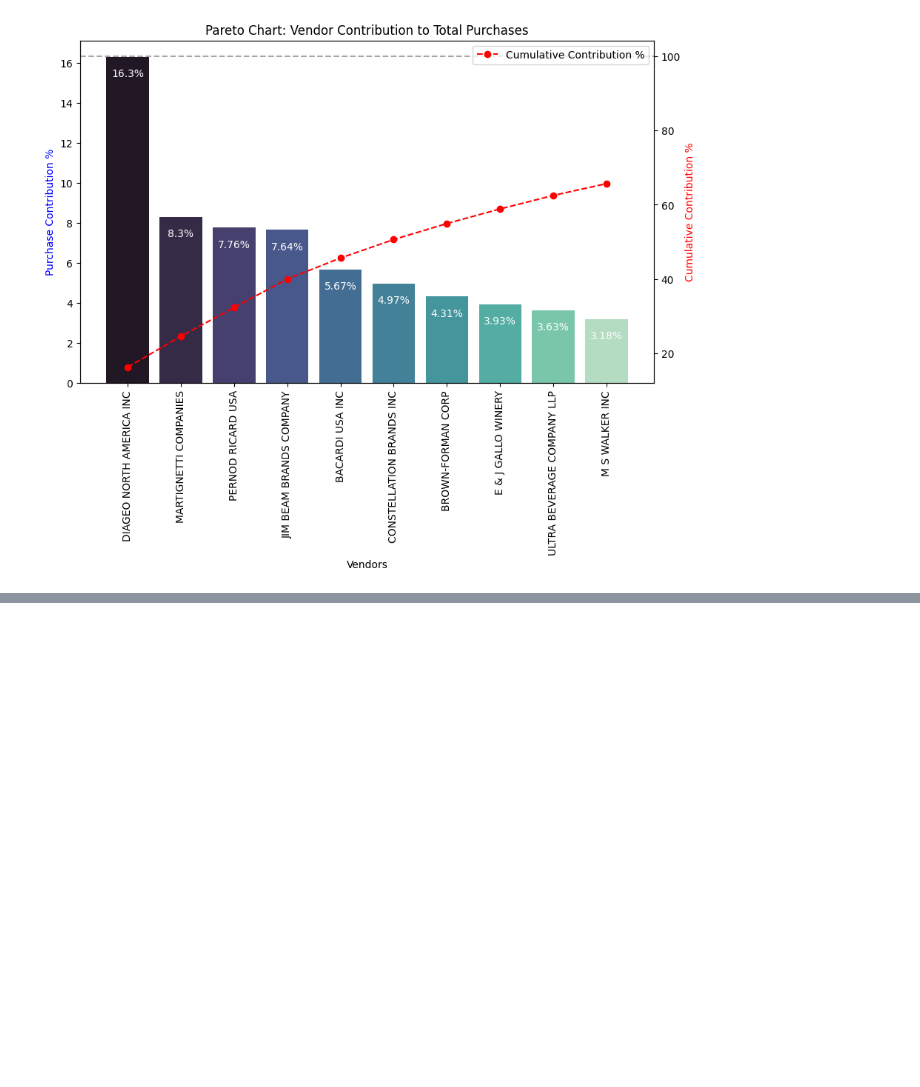
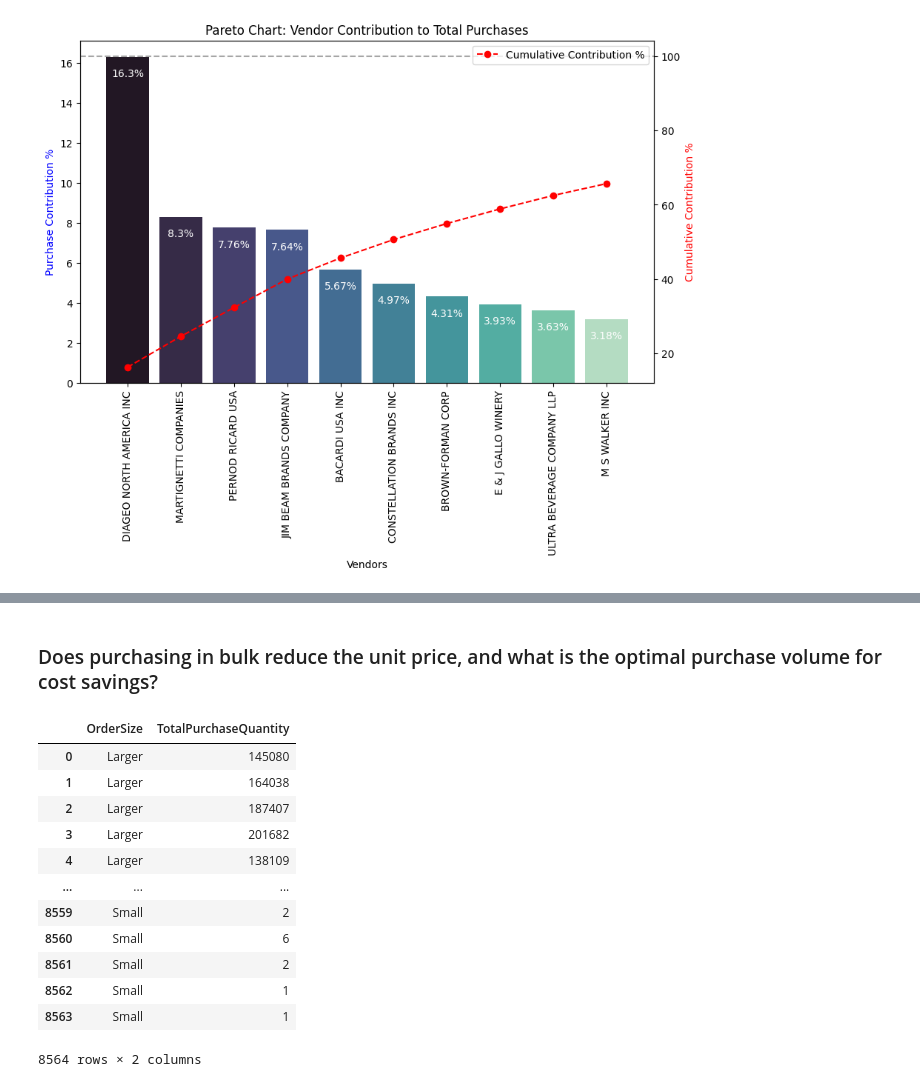
Before and after one commit to OfficialSahil548k/Vendor_sales_Analysis, a Jupyter notebook: Vendor Performance Analysis.ipynb, the cells around one changed output, grey strips where cells are left out. Drawn from its saved outputs; the diff is of its cells as text; code cells hidden in the pictures; blank space fills up the shorter version.

```diff
--- a/Vendor Performance Analysis.ipynb
+++ b/Vendor Performance Analysis.ipynb
@@ -413,0 +446,2 @@ plt.show()
+# %% [markdown]
+### Does purchasing in bulk reduce the unit price, and what is the optimal purchase volume for cost savings?
@@ -413,0 +452,16 @@ plt.show()
+# %%
+df[['OrderSize','TotalPurchaseQuantity']]
+# %% [output]
+|  | OrderSize | TotalPurchaseQuantity |
+| 0 | Larger | 145080 |
+| 1 | Larger | 164038 |
+| 2 | Larger | 187407 |
+| 3 | Larger | 201682 |
+| 4 | Larger | 138109 |
+| ... | ... | ... |
+| 8559 | Small | 2 |
+| 8560 | Small | 6 |
+| 8561 | Small | 2 |
+| 8562 | Small | 1 |
+| 8563 | Small | 1 |
+8564 rows × 2 columns
```
Also changed, not shown: parts of 23 cells of this notebook.
